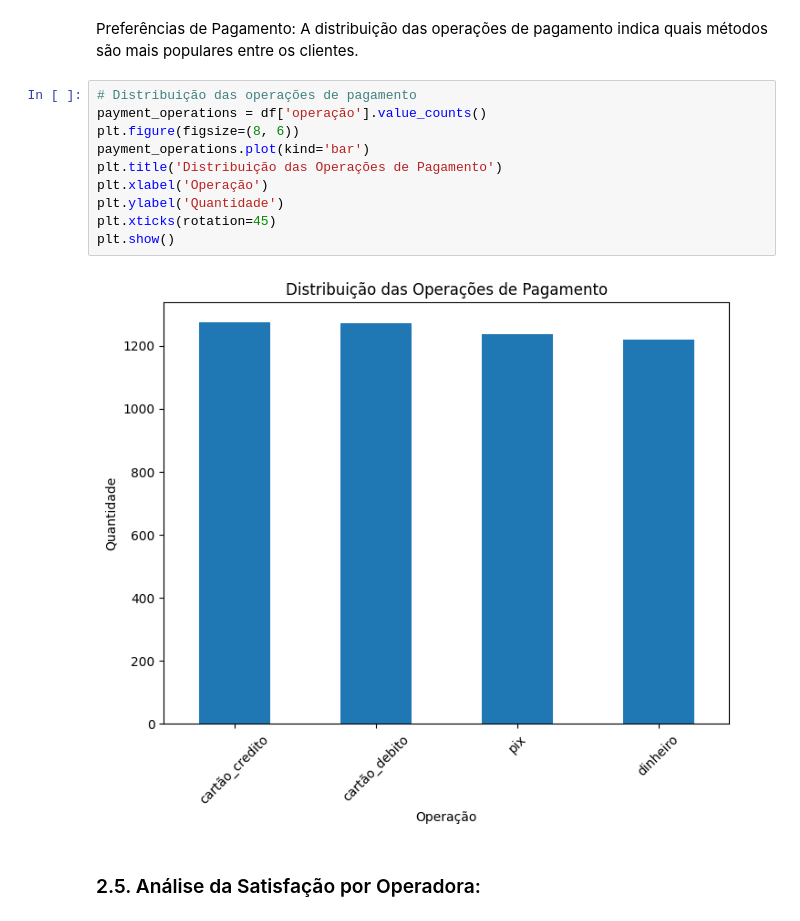
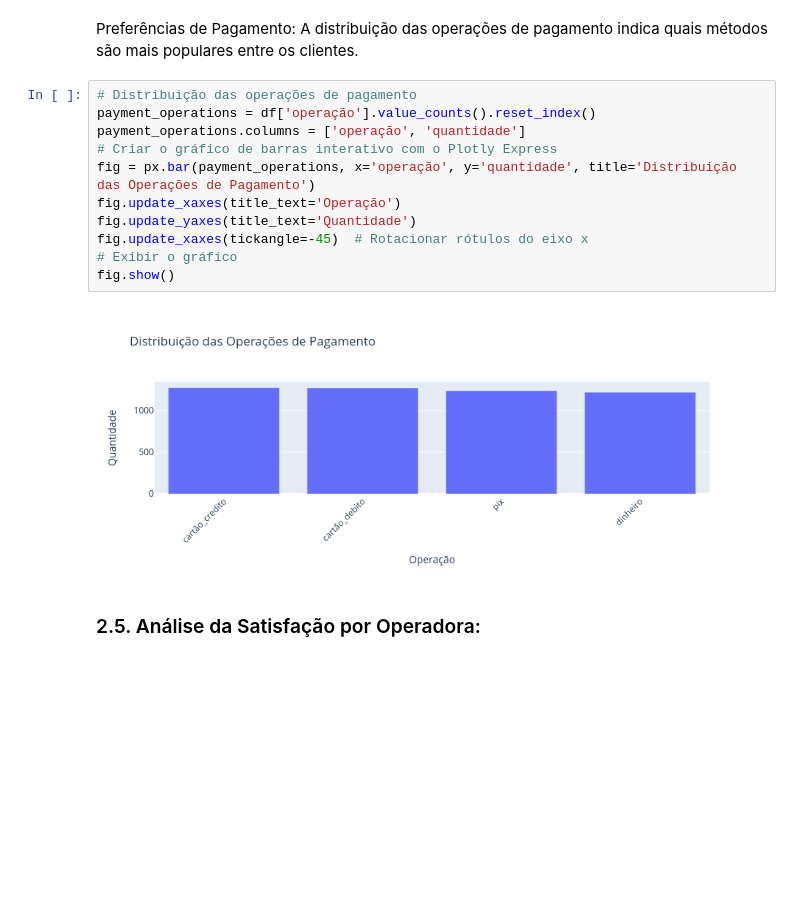
Before and after one commit to Jandersolutions/super_mercado, a Jupyter notebook: notebooks/projeto.ipynb, the cells around one changed output. Saved outputs shown, nothing was run; the diff lists cells and outputs as text; blank space fills up the shorter version.

```diff
--- a/notebooks/projeto.ipynb
+++ b/notebooks/projeto.ipynb
@@ -112,16 +119,17 @@ plt.show()
 Preferências de Pagamento: A distribuição das operações de pagamento indica quais métodos são mais populares entre os clientes.
 # %%
 # Distribuição das operações de pagamento
-payment_operations = df['operação'].value_counts()
-plt.figure(figsize=(8, 6))
-payment_operations.plot(kind='bar')
-plt.title('Distribuição das Operações de Pagamento')
-plt.xlabel('Operação')
-plt.ylabel('Quantidade')
-plt.xticks(rotation=45)
-plt.show()
+payment_operations = df['operação'].value_counts().reset_index()
+payment_operations.columns = ['operação', 'quantidade']
+# Criar o gráfico de barras interativo com o Plotly Express
+fig = px.bar(payment_operations, x='operação', y='quantidade', title='Distribuição das Operações de Pagamento')
+fig.update_xaxes(title_text='Operação')
+fig.update_yaxes(title_text='Quantidade')
+fig.update_xaxes(tickangle=-45)  # Rotacionar rótulos do eixo x
+# Exibir o gráfico
+fig.show()
 # %% [output]
-[figure, old version]
+[figure, new version]
 # %% [markdown]
 ### 2.5. Análise da Satisfação por Operadora:
 # %% [markdown]
```
Also changed, not shown: parts of 6 cells of this notebook, 1 other file.
